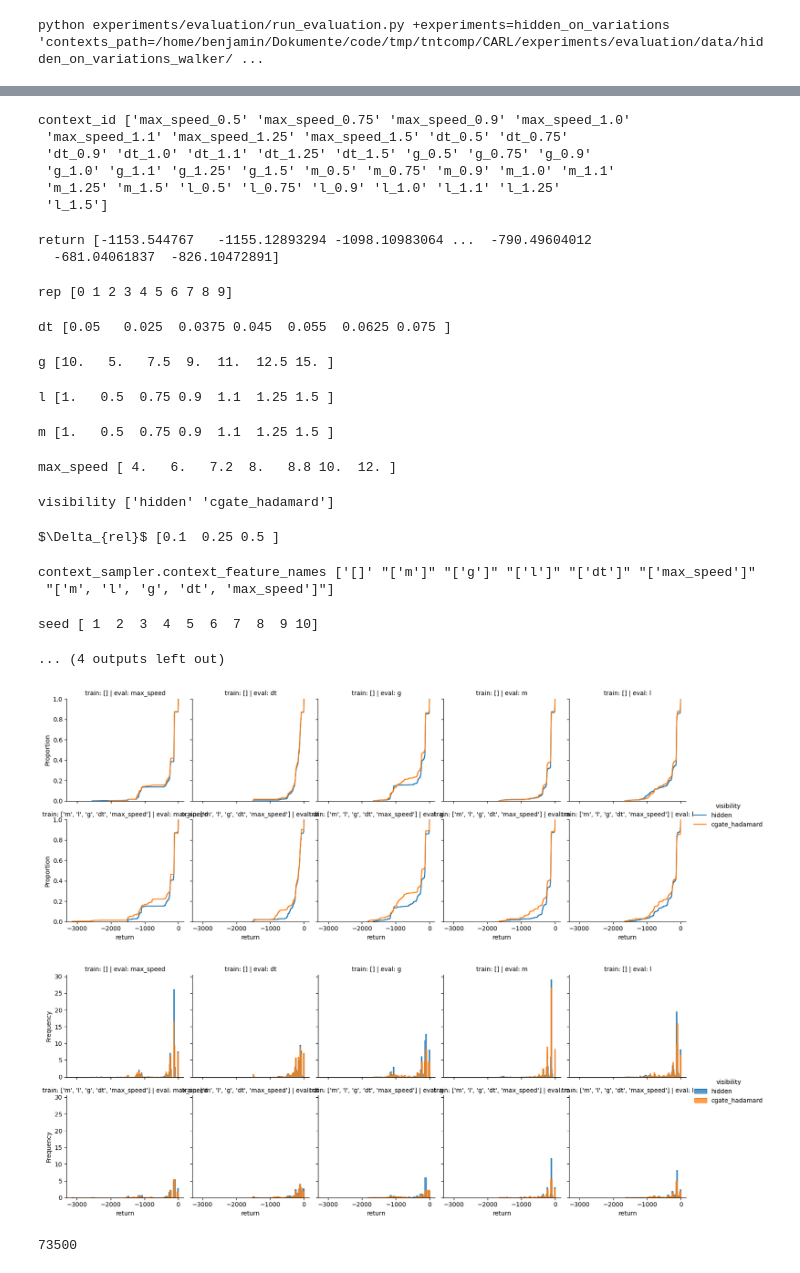
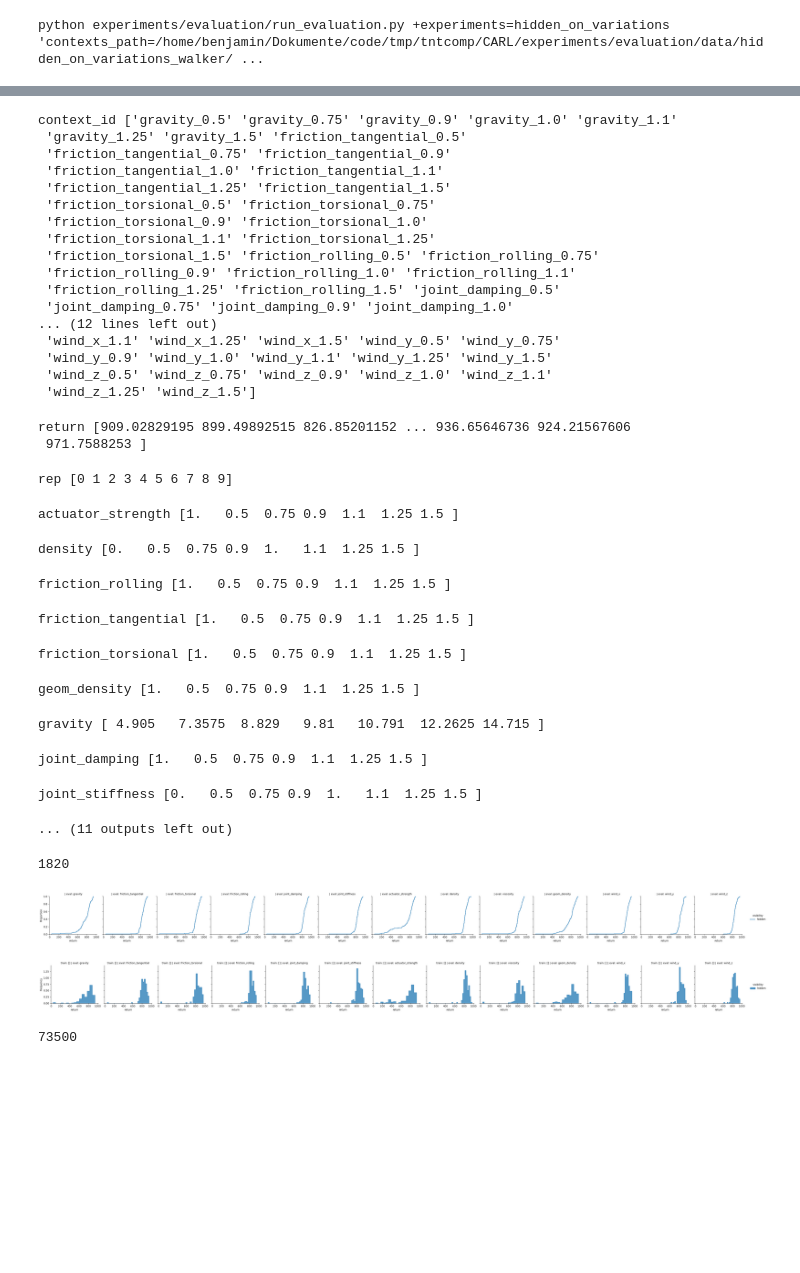
Before and after one commit to automl/CARL, a Jupyter notebook: experiments/evaluation/eval_hidden_on_variations_walker.ipynb, the cells around one changed output, grey strips where cells are left out. Drawn from its saved outputs; the diff is of its cells as text; code cells hidden in the pictures; blank space fills up the shorter version.

```diff
--- a/experiments/evaluation/eval_hidden_on_variations_walker.ipynb
+++ b/experiments/evaluation/eval_hidden_on_variations_walker.ipynb
@@ -60,7 +99,7 @@ reload(experiments.evaluation.loading)
 
 folders_eval = [
     # hidden
-    "/home/benjamin/Dokumente/code/tmp/tntcomp/CARL/multirun/2023-02-07/14-03-21",
+    "/home/benjamin/Dokumente/code/tmp/tntcomp/CARL/multirun/2023-02-07/16-53-21",
 ]
 rpc_fn = "data/hidden_on_variations_walker/rpc.csv"
 reload = True
@@ -74,7 +113,6 @@ for context_id in ids:
     var = float(context_id.split("_")[-1])
     # Get contexet feature name
     cf = context_id[:len(str(var)) + 1]
-    print(cf)
 
 from rich import print as printr
 
@@ -142,34 +146,43 @@ df[key_magnitude] = magnitudes
 for c in df.columns:
     printr(c, df[c].unique())
 # %% [output]
-context_id ['max_speed_0.5' 'max_speed_0.75' 'max_speed_0.9' 'max_speed_1.0'
- 'max_speed_1.1' 'max_speed_1.25' 'max_speed_1.5' 'dt_0.5' 'dt_0.75'
- 'dt_0.9' 'dt_1.0' 'dt_1.1' 'dt_1.25' 'dt_1.5' 'g_0.5' 'g_0.75' 'g_0.9'
- 'g_1.0' 'g_1.1' 'g_1.25' 'g_1.5' 'm_0.5' 'm_0.75' 'm_0.9' 'm_1.0' 'm_1.1'
- 'm_1.25' 'm_1.5' 'l_0.5' 'l_0.75' 'l_0.9' 'l_1.0' 'l_1.1' 'l_1.25'
- 'l_1.5']
+context_id ['gravity_0.5' 'gravity_0.75' 'gravity_0.9' 'gravity_1.0' 'gravity_1.1'
+ 'gravity_1.25' 'gravity_1.5' 'friction_tangential_0.5'
+ 'friction_tangential_0.75' 'friction_tangential_0.9'
+ 'friction_tangential_1.0' 'friction_tangential_1.1'
+ 'friction_tangential_1.25' 'friction_tangential_1.5'
+ 'friction_torsional_0.5' 'friction_torsional_0.75'
+ 'friction_torsional_0.9' 'friction_torsional_1.0'
+ 'friction_torsional_1.1' 'friction_torsional_1.25'
+ 'friction_torsional_1.5' 'friction_rolling_0.5' 'friction_rolling_0.75'
+ 'friction_rolling_0.9' 'friction_rolling_1.0' 'friction_rolling_1.1'
+ 'friction_rolling_1.25' 'friction_rolling_1.5' 'joint_damping_0.5'
+ 'joint_damping_0.75' 'joint_damping_0.9' 'joint_damping_1.0'
+... (12 lines left out)
+ 'wind_x_1.1' 'wind_x_1.25' 'wind_x_1.5' 'wind_y_0.5' 'wind_y_0.75'
+ 'wind_y_0.9' 'wind_y_1.0' 'wind_y_1.1' 'wind_y_1.25' 'wind_y_1.5'
+ 'wind_z_0.5' 'wind_z_0.75' 'wind_z_0.9' 'wind_z_1.0' 'wind_z_1.1'
+ 'wind_z_1.25' 'wind_z_1.5']
-return [-1153.544767   -1155.12893294 -1098.10983064 ...  -790.49604012
-  -681.04061837  -826.10472891]
+return [909.02829195 899.49892515 826.85201152 ... 936.65646736 924.21567606
+ 971.7588253 ]
 rep [0 1 2 3 4 5 6 7 8 9]
-dt [0.05   0.025  0.0375 0.045  0.055  0.0625 0.075 ]
+actuator_strength [1.   0.5  0.75 0.9  1.1  1.25 1.5 ]
-g [10.   5.   7.5  9.  11.  12.5 15. ]
+density [0.   0.5  0.75 0.9  1.   1.1  1.25 1.5 ]
-l [1.   0.5  0.75 0.9  1.1  1.25 1.5 ]
+friction_rolling [1.   0.5  0.75 0.9  1.1  1.25 1.5 ]
-m [1.   0.5  0.75 0.9  1.1  1.25 1.5 ]
+friction_tangential [1.   0.5  0.75 0.9  1.1  1.25 1.5 ]
-max_speed [ 4.   6.   7.2  8.   8.8 10.  12. ]
+friction_torsional [1.   0.5  0.75 0.9  1.1  1.25 1.5 ]
-visibility ['hidden' 'cgate_hadamard']
+geom_density [1.   0.5  0.75 0.9  1.1  1.25 1.5 ]
-$\Delta_{rel}$ [0.1  0.25 0.5 ]
+gravity [ 4.905   7.3575  8.829   9.81   10.791  12.2625 14.715 ]
-context_sampler.context_feature_names ['[]' "['m']" "['g']" "['l']" "['dt']" "['max_speed']"
- "['m', 'l', 'g', 'dt', 'max_speed']"]
+joint_damping [1.   0.5  0.75 0.9  1.1  1.25 1.5 ]
-seed [ 1  2  3  4  5  6  7  8  9 10]
+joint_stiffness [0.   0.5  0.75 0.9  1.   1.1  1.25 1.5 ]
-... (4 outputs left out)
+... (11 outputs left out)
 # %%
 import matplotlib.pyplot as plt
 import seaborn as sns
 
 plot_df = df.copy()
-
 # Only those trained cfs allowed
-context_feature_names = ['[]', "['m', 'l', 'g', 'dt', 'max_speed']"]
+context_feature_names = ['[]',]  #, "['m', 'l', 'g', 'dt', 'max_speed']"]
 plot_df = plot_df[plot_df["context_sampler.context_feature_names"].isin(context_feature_names)]
 
 # Only those visibilities allowed
@@ -178,35 +191,39 @@ plot_df = plot_df[plot_df["visibility"].isin(visibilities)]
 
 # We have hidden [] three times (one for each train magnitude), use only one to be fair
 magnitudes = [0.1]
 plot_df = plot_df[plot_df[key_magnitude_train].isin(magnitudes)]
 
 # Filter by difficulty of test contexts
 # magnitudes = [1.1]
 # plot_df = plot_df[plot_df[key_magnitude].isin(magnitudes)]
 
 # for c in plot_df.columns:
 #     printr(c, plot_df[c].unique())
 
+print(len(plot_df))
+
 col = "context_feature"
 row = "context_sampler.context_feature_names"
 hue = "visibility"
 
 # ECDF
 grid = sns.FacetGrid(data=plot_df, col=col, row=row, hue=hue, legend_out=True)
 grid.map_dataframe(sns.ecdfplot, x="return")
 grid.set_titles(row_template="train: {row_name}", col_template="eval: {col_name}")
+grid.set_titles(row_template="", col_template="eval: {col_name}")
 grid.add_legend()
 plt.show()
 
 # Histogram
 grid = sns.FacetGrid(data=plot_df, col=col, row=row, hue=hue, legend_out=True)
 grid.map_dataframe(sns.histplot, x="return", element="step", stat="frequency")
 grid.set_titles(row_template="train: {row_name}", col_template="eval: {col_name}")
 grid.add_legend()
 plt.show()
 # %% [output]
+1820
-[figure, old version]
+[figure, new version]
-[figure, old version]
+[figure, new version]
 # %%
 import matplotlib.pyplot as plt
 import seaborn as sns
```
Also changed, not shown: parts of 6 cells of this notebook, 1 other file.
